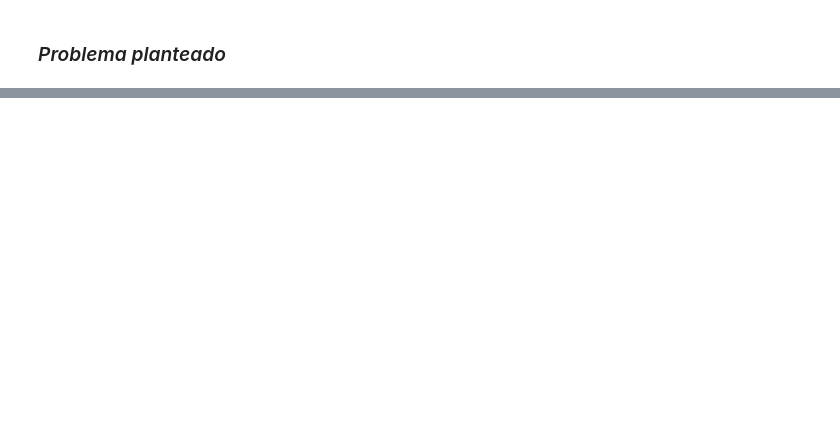
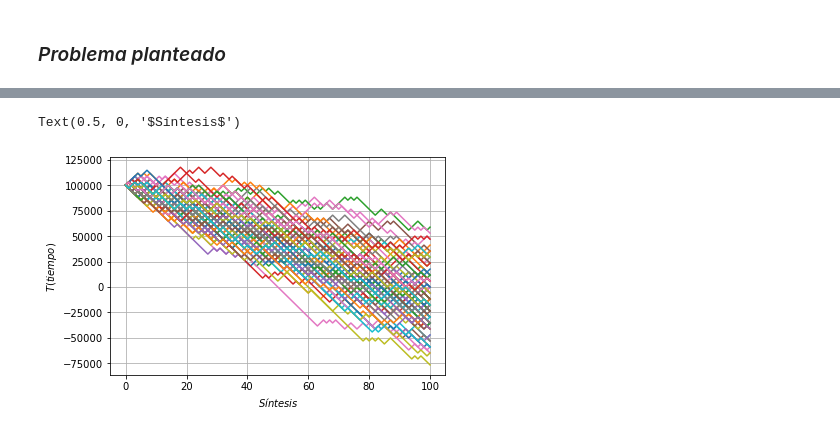
Before and after one commit to DiamondNandayapa/Proyecto2, a Jupyter notebook: Proyecto_2_nt709910_nt713994.ipynb, the cells around one changed output, grey strips where cells are left out. Saved outputs shown, nothing was run; the diff lists cells and outputs as text; code cells hidden in the pictures; blank space fills up the shorter version.

```diff
--- a/Proyecto_2_nt709910_nt713994.ipynb
+++ b/Proyecto_2_nt709910_nt713994.ipynb
@@ -101,10 +121,15 @@ plt.plot(x)
 # %%
 #Simulación Montecarlo
-T1=100
-S=1000
-N=1000
-nsintesis=1000
+T=100000
+S=2942
+N=100
+nsintesis=100
 
 for i in range(nsintesis):
     plt.plot(sintesis(T,S,N))
 plt.grid()
+plt.ylabel ('$T(tiempo)$')
+plt.xlabel ('$Síntesis$')
+# %% [output]
+Text(0.5, 0, '$Síntesis$')
+[figure, added]
```
Also changed, not shown: parts of 20 cells of this notebook.
